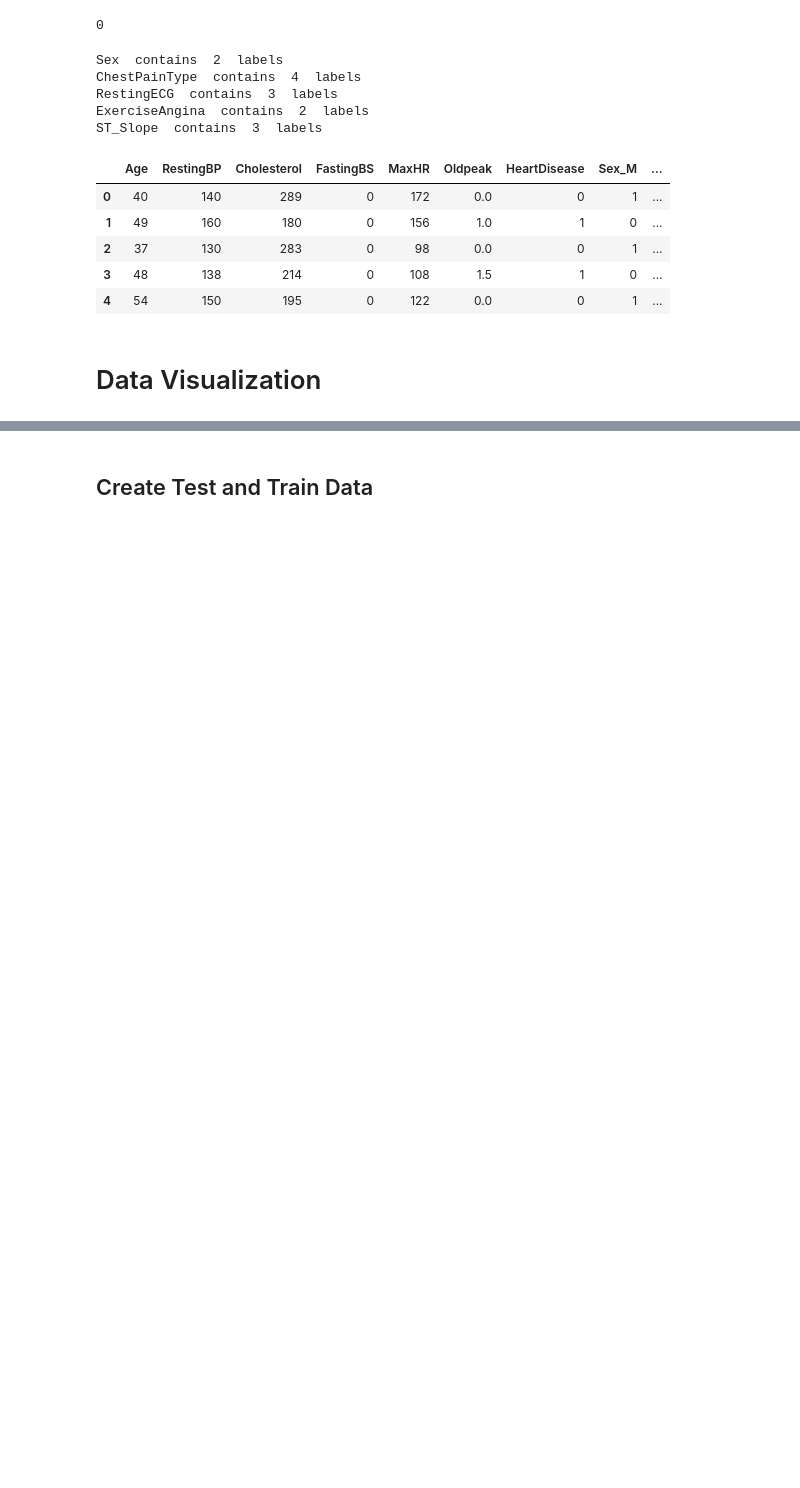
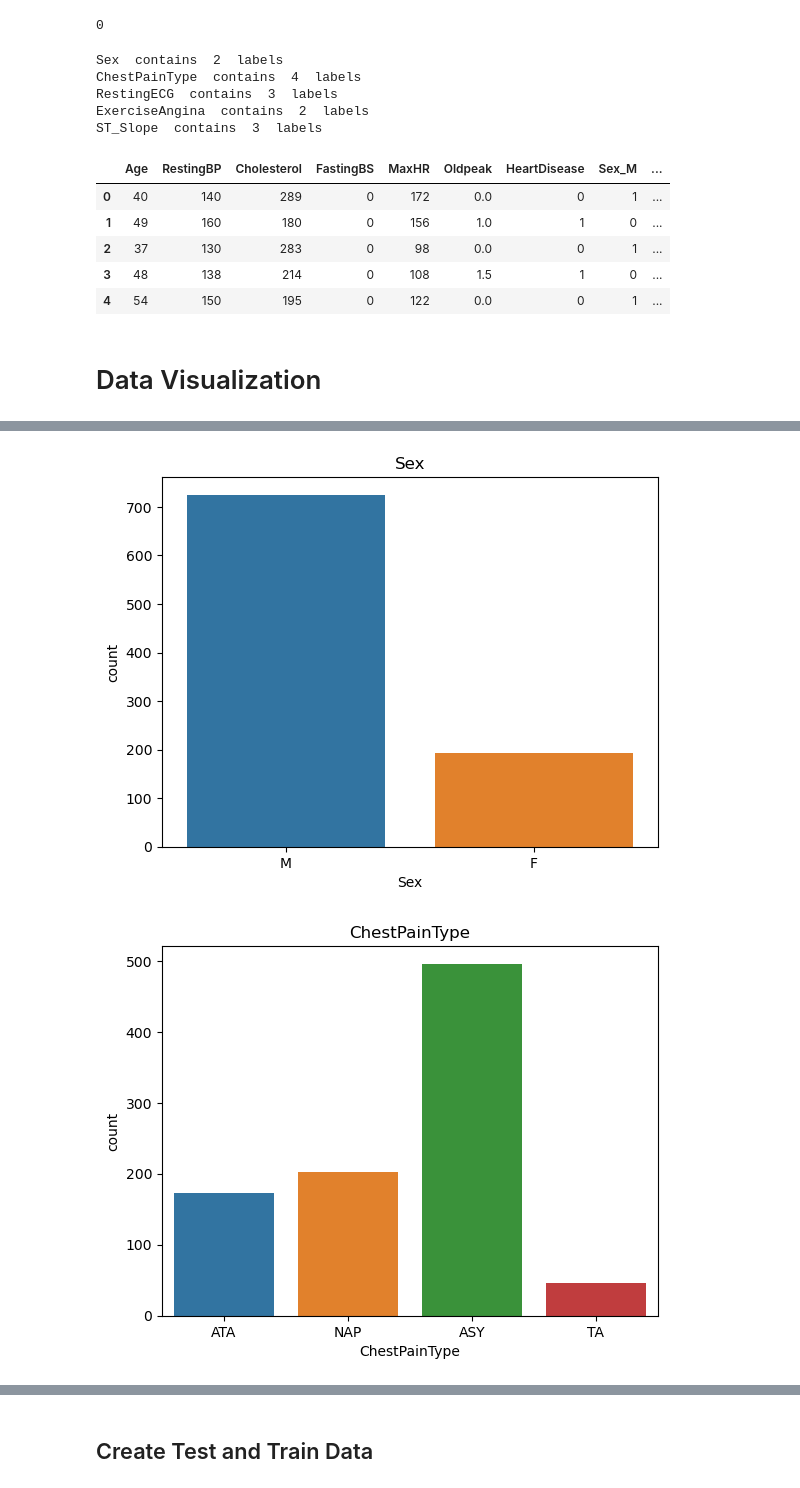
Before and after one commit to Bl4ckEnd/MLAlgoProject, a Jupyter notebook: data_transformation.ipynb, the cells around one changed output, grey strips where cells are left out. Drawn from its saved outputs; the diff is of its cells as text; code cells hidden in the pictures; blank space fills up the shorter version.

```diff
--- a/data_transformation.ipynb
+++ b/data_transformation.ipynb
@@ -116,0 +132,9 @@ plt.show()
+# %%
+categorical_features = ['Sex','ChestPainType','RestingECG','ExerciseAngina','ST_Slope']
+for feature in categorical_features:
+    #sns.countplot(x=', y='HeartDisease', data=heart, kind='bar', height=5)
+    sns.countplot(x=feature, data=heart[[feature]]).set(title=feature)
+    plt.show()
+# %% [output]
+[figure, added]
+[figure, added]
```
Also changed, not shown: parts of 42 cells of this notebook.
